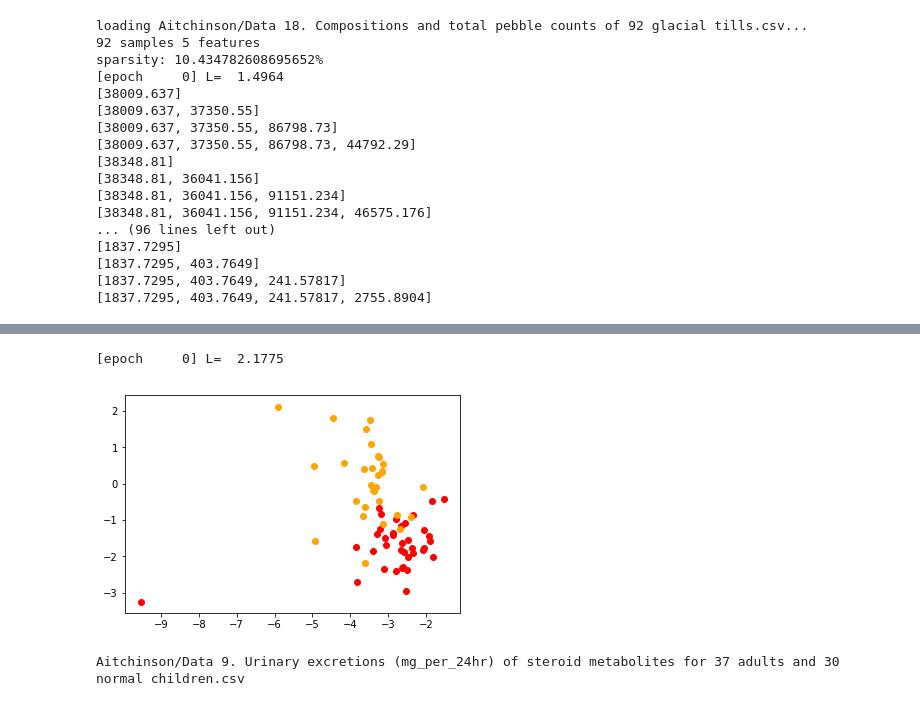
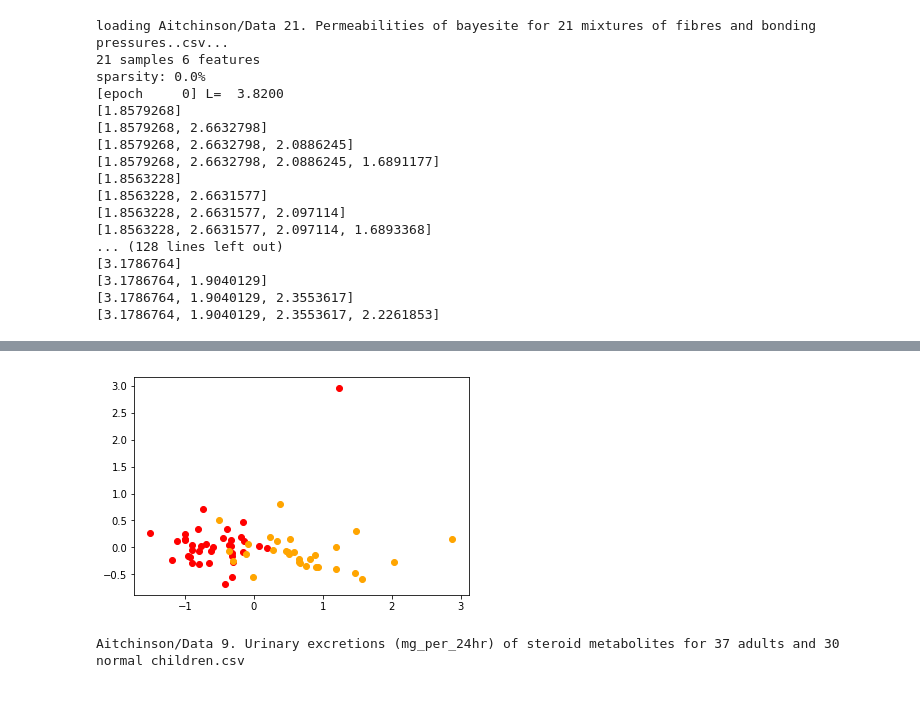
Before and after one commit to sean-lamont/honours, a Jupyter notebook: Code/coda-pca-orig/coda/codes/CoDA-PCA-Regression-Test-Bee-Data.ipynb, the cells around one changed output, grey strips where cells are left out. Drawn from its saved outputs; the diff is of its cells as text; code cells hidden in the pictures.

```diff
--- a/Code/coda-pca-orig/coda/codes/CoDA-PCA-Regression-Test-Bee-Data.ipynb
+++ b/Code/coda-pca-orig/coda/codes/CoDA-PCA-Regression-Test-Bee-Data.ipynb
@@ -58,9 +58,9 @@ def PCA_Regression(data, co_feature_indices, target_index,
 
     #compute the CoDA-PCA projection
     #TODO add component number as a hyperparameter to optimise
-    n_components=len(co_feature_indices)-2
+    n_components=len(co_feature_indices)-1
 
-    pca = CodaPCA.CodaPCA(n_components,lrate=1e-4,nn_shape=[100,100], alg=alg)
+    pca = CodaPCA.CodaPCA(n_components,lrate=1e-2,nn_shape=[100,100], alg=alg)
     #TODO: check why this is numerically unstable
     #pca = CodaPCA.NonParametricCodaPCA(n_components)
 
@@ -119,8 +119,9 @@ def enhanced_cross_val(model, features, targets):
 
         #inner loop for parameter selection (regularisation term in Ridge Regression):
         param_grid = [0.01,0.05,0.1,0.5,1.0,2.0,5.0,10.0,20.0,100.0]
+        max_score = -np.inf
+
         for a in param_grid:
-            max_score = -np.inf
             lm = Ridge(a)
 
             curr_score = np.mean(cross_val_score(lm, X_train, Y_train,cv=param_splits))
@@ -132,7 +133,7 @@ def enhanced_cross_val(model, features, targets):
         lm = Ridge(best_param)
         lm.fit(X_train, Y_train)
         y_pred = lm.predict(X_test)
-        kfold_scores.append(sklearn.metrics.mean_squared_error(Y_test,y_pred))
+        kfold_scores.append(sklearn.metrics.mean_absolute_error(Y_test,y_pred))
 
         print (kfold_scores)
 
@@ -144,45 +145,50 @@ def enhanced_cross_val(model, features, targets):
 
 score_dict = {}
 
-data_18_scores = PCA_Regression(read_csv(r_files[0], normalize=False), co_feature_indices=[0,1,2,3], target_index=4)
-#other "target" also at 5
-score_dict['18'] = data_18_scores
-
-data_21_scores = PCA_Regression(read_csv(r_files[1], normalize=False), co_feature_indices=[0,1,2,3], target_index=4)
+data_21_scores = PCA_Regression(read_csv("Aitchinson/Data 21. Permeabilities of bayesite for 21 mixtures of fibres and bonding pressures..csv", normalize=False), co_feature_indices=[0,1,2,3], target_index=4)
 score_dict['21'] = data_21_scores
 
-data_3_scores = PCA_Regression(read_csv(r_files[2], normalize=False), co_feature_indices=[0,1,2,3,4], target_index=5)
+data_21_scores2 = PCA_Regression(read_csv("Aitchinson/Data 21. Permeabilities of bayesite for 21 mixtures of fibres and bonding pressures..csv", normalize=False), co_feature_indices=[0,1,2,3], target_index=5)
+score_dict['21,2'] = data_21_scores2
+
+data_34_scores = PCA_Regression(read_csv("Aitchinson/Data 34. Foraminiferal compositions at 30 different depths.csv", normalize=False), co_feature_indices=[0,1,2,3], target_index=4)
+score_dict['34'] = data_34_scores
+
+data_3_scores = PCA_Regression(read_csv("Aitchinson/Data 3. Compositions and depths of 25 specimens of boxite (Percentages by weight).csv", normalize=False), co_feature_indices=[0,1,2,3,4], target_index=5)
 score_dict['3'] = data_3_scores
 
-data_34_scores = PCA_Regression(read_csv(r_files[3], normalize=False), co_feature_indices=[0,1,2,3], target_index=4)
-score_dict['34'] = data_34_scores
-
-data_39_scores = PCA_Regression(read_csv(r_files[4], normalize=False), co_feature_indices=[0,1,2], target_index=3)
+data_39_scores = PCA_Regression(read_csv("Aitchinson/Data 39. Microhardness of 18 glass specimens and their (Ge, Sb, Se) compositions.csv", normalize=False), co_feature_indices=[0,1,2], target_index=3)
 score_dict['39'] = data_39_scores
 
-data_4_scores = PCA_Regression(read_csv(r_files[5], normalize=False), co_feature_indices=[0,1,2,3,4], target_index=5)
+data_4_scores = PCA_Regression(read_csv("Aitchinson/Data 4. Compositions, depths and porosities of 25 specimens of coxite (Percentages by weight).csv", normalize=False), co_feature_indices=[0,1,2,3,4], target_index=5)
 score_dict['4'] = data_4_scores
 
-data_5_scores =PCA_Regression(read_csv(r_files[6], normalize=False), co_feature_indices=[0,1,2], target_index=3)
+data_4_scores2 = PCA_Regression(read_csv("Aitchinson/Data 4. Compositions, depths and porosities of 25 specimens of coxite (Percentages by weight).csv", normalize=False), co_feature_indices=[0,1,2,3,4], target_index=6)
+score_dict['4,2'] = data_4_scores2
+
+data_5_scores = PCA_Regression(read_csv("Aitchinson/Data 5. Sand, silt, clay compositions of 39 sediment samples at different water depths in an Arctic lake.csv", normalize=False), co_feature_indices=[0,1,2], target_index=3)
 score_dict['5'] = data_5_scores
+
+data_18_scores = PCA_Regression(read_csv("Aitchinson/Data 18. Compositions and total pebble counts of 92 glacial tills.csv", normalize=False), co_feature_indices=[0,1,2], target_index=3)
+score_dict['18'] = data_18_scores
 # %% [output]
-loading Aitchinson/Data 18. Compositions and total pebble counts of 92 glacial tills.csv...
-92 samples 5 features
-sparsity: 10.434782608695652%
-[epoch     0] L=  1.4964
-[38009.637]
-[38009.637, 37350.55]
-[38009.637, 37350.55, 86798.73]
-[38009.637, 37350.55, 86798.73, 44792.29]
-[38348.81]
-[38348.81, 36041.156]
-[38348.81, 36041.156, 91151.234]
-[38348.81, 36041.156, 91151.234, 46575.176]
-... (96 lines left out)
-[1837.7295]
-[1837.7295, 403.7649]
-[1837.7295, 403.7649, 241.57817]
-[1837.7295, 403.7649, 241.57817, 2755.8904]
+loading Aitchinson/Data 21. Permeabilities of bayesite for 21 mixtures of fibres and bonding pressures..csv...
+21 samples 6 features
+sparsity: 0.0%
+[epoch     0] L=  3.8200
+[1.8579268]
+[1.8579268, 2.6632798]
+[1.8579268, 2.6632798, 2.0886245]
+[1.8579268, 2.6632798, 2.0886245, 1.6891177]
+[1.8563228]
+[1.8563228, 2.6631577]
+[1.8563228, 2.6631577, 2.097114]
+[1.8563228, 2.6631577, 2.097114, 1.6893368]
+... (128 lines left out)
+[3.1786764]
+[3.1786764, 1.9040129]
+[3.1786764, 1.9040129, 2.3553617]
+[3.1786764, 1.9040129, 2.3553617, 2.2261853]
 # %%
 #note: plotly code works fine, but gives a jupyter warning when saving with a rendered table
 
@@ -261,37 +215,36 @@ def PCA_Classification(data, co_feature_indices, target_index,
 %matplotlib inline
 
 data_9 = pd.read_csv(c_files[-1])
 adult_inds = np.where(data_9['Adult/Child'] == 'A')
 child_inds = np.where(data_9['Adult/Child'] == 'C')
 
 adult = data_9.to_numpy()[adult_inds]
 child = data_9.to_numpy()[child_inds]
 features = data_9[data_9.columns[2:]].to_numpy()
 
 
 features = np.array([feat/sum(feat) for feat in features])
 
 
 
 # pca_clr = CodaPCA.CLRPCA(2)
 # pca_clr.fit(features)
 # test = pca_clr.transform(features)
 
-pca = CodaPCA.CodaPCA(2,lrate=1e-3,nn_shape=[100,100], alg=CodaPCA.Alg.CODAAE)
+pca = CodaPCA.CLRPCA(2)#,lrate=1e-3,nn_shape=[100,100], alg=CodaPCA.Alg.CODAAE)
 pca.fit(features)
 test = pca.transform(features)
 
 plt.scatter(x = test[adult_inds][:,0], y = test[adult_inds][:,1], c ="red")
 plt.scatter(x = test[child_inds][:,0], y = test[child_inds][:,1], c ="orange")
 
 
 plt.show()
 
 print(c_files[-1])
 # %% [output]
+[figure, new version]
-[epoch     0] L=  2.1775
+Aitchinson/Data 9. Urinary excretions (mg_per_24hr) of steroid metabolites for 37 adults and 30 normal children.csv
-[figure, old version]
-Aitchinson/Data 9. Urinary excretions (mg_per_24hr) of steroid metabolites for 37 adults and 30 normal children.csv
 # %%
 %matplotlib inline
 import pandas as pd
```
Also changed, not shown: parts of 7 cells of this notebook, 24 other files.
